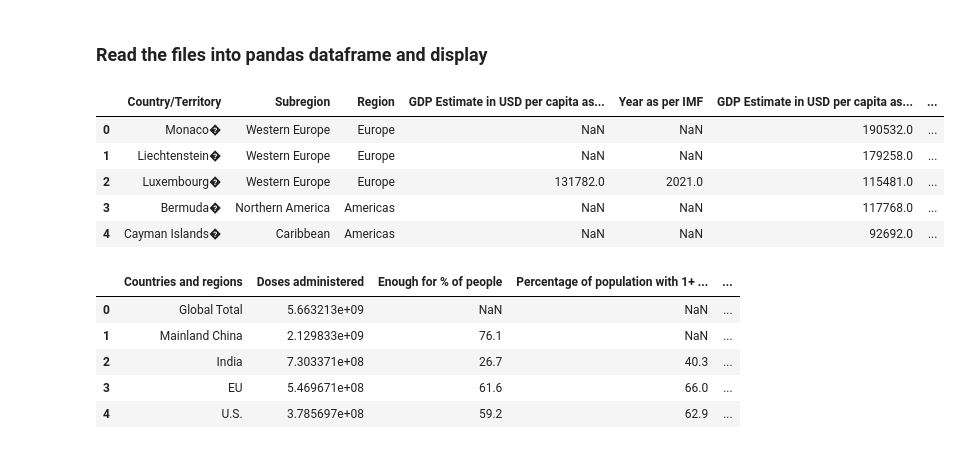
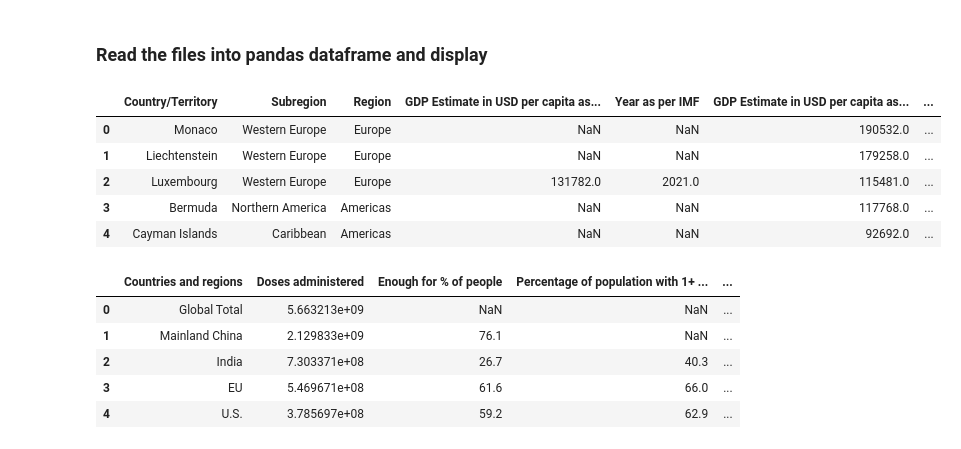
Before and after one commit to TomHOldershaw/Project-2-Group-1, a Jupyter notebook: notebooks/cleaned_dataframe.ipynb, the cells around one changed output. Saved outputs shown, nothing was run; the diff lists cells and outputs as text; code cells hidden in the pictures.

```diff
--- a/notebooks/cleaned_dataframe.ipynb
+++ b/notebooks/cleaned_dataframe.ipynb
@@ -5,15 +5,15 @@ from sqlalchemy import create_engine, inspect
 # %% [markdown]
 ### Read the files into pandas dataframe and display
 # %%
-percapita_df = pd.read_csv("../Resources/GDP_PerCapita.csv")
+percapita_df = pd.read_csv("../Resources/GDP_PerCapita.csv", encoding="latin1")
 percapita_df.head()
 # %% [output]
 |  | Country/Territory | Subregion | Region | GDP Estimate in USD per capita as... | Year as per IMF | GDP Estimate in USD per capita as... | ... |
-| 0 | Monaco� | Western Europe | Europe | NaN | NaN | 190532.0 | ... |
-| 1 | Liechtenstein� | Western Europe | Europe | NaN | NaN | 179258.0 | ... |
-| 2 | Luxembourg� | Western Europe | Europe | 131782.0 | 2021.0 | 115481.0 | ... |
-| 3 | Bermuda� | Northern America | Americas | NaN | NaN | 117768.0 | ... |
-| 4 | Cayman Islands� | Caribbean | Americas | NaN | NaN | 92692.0 | ... |
+| 0 | Monaco | Western Europe | Europe | NaN | NaN | 190532.0 | ... |
+| 1 | Liechtenstein | Western Europe | Europe | NaN | NaN | 179258.0 | ... |
+| 2 | Luxembourg | Western Europe | Europe | 131782.0 | 2021.0 | 115481.0 | ... |
+| 3 | Bermuda | Northern America | Americas | NaN | NaN | 117768.0 | ... |
+| 4 | Cayman Islands | Caribbean | Americas | NaN | NaN | 92692.0 | ... |
 # %%
 global_vax_df = pd.read_csv("../Resources/Global_COVID_Vaccination_Tracker.csv")
 global_vax_df.head()
```
Also changed, not shown: parts of 9 cells of this notebook.
